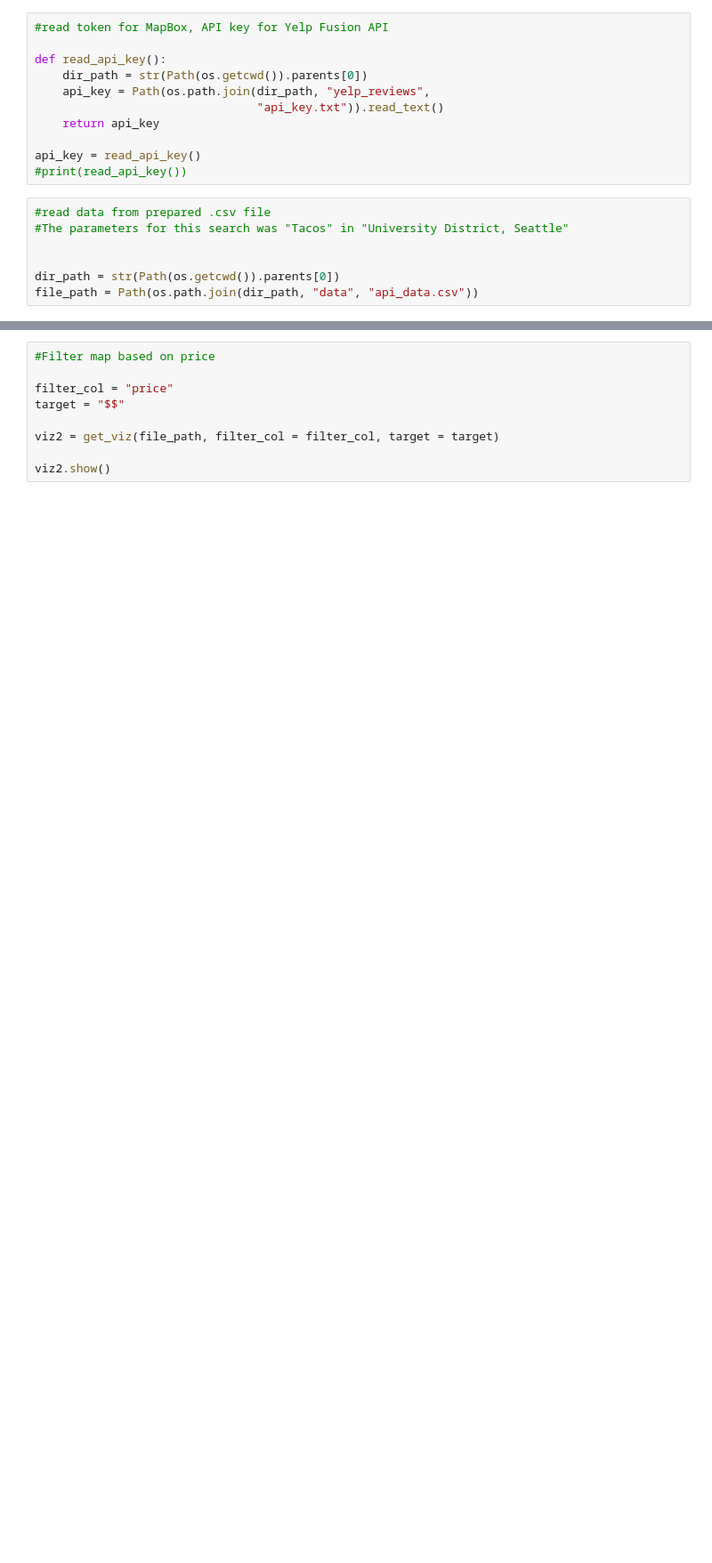
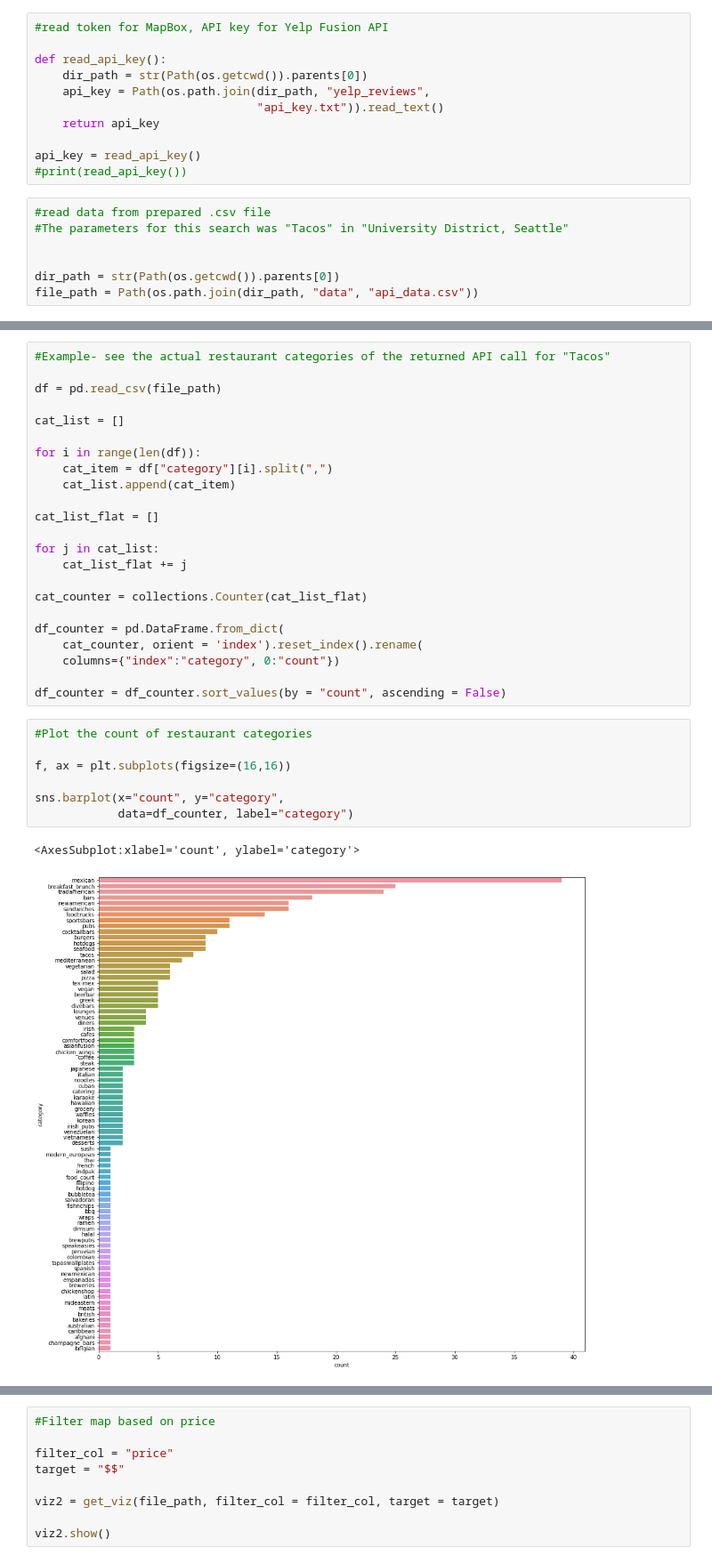
Before and after one commit to tommycqy/Yelp-Reviews, a Jupyter notebook: examples/mapbox_viz.ipynb, the cells around one changed output, grey strips where cells are left out. Shown at 89% size. Drawn from its saved outputs; the diff is of its cells as text; blank space fills up the shorter version.

Commit message:
updated nb, added count barplot

```diff
--- a/examples/mapbox_viz.ipynb
+++ b/examples/mapbox_viz.ipynb
@@ -84,0 +100,33 @@ viz.show()
+# %%
+#Example- see the actual restaurant categories of the returned API call for "Tacos"
+
+df = pd.read_csv(file_path)
+
+cat_list = []
+
+for i in range(len(df)):
+    cat_item = df["category"][i].split(",")
+    cat_list.append(cat_item)
+
+cat_list_flat = []
+
+for j in cat_list:
+    cat_list_flat += j
+
+cat_counter = collections.Counter(cat_list_flat)
+
+df_counter = pd.DataFrame.from_dict(
+    cat_counter, orient = 'index').reset_index().rename(
+    columns={"index":"category", 0:"count"})
+
+df_counter = df_counter.sort_values(by = "count", ascending = False)
+# %%
+#Plot the count of restaurant categories
+
+f, ax = plt.subplots(figsize=(16,16))
+
+sns.barplot(x="count", y="category",
+            data=df_counter, label="category")
+# %% [output]
+<AxesSubplot:xlabel='count', ylabel='category'>
+[figure, added]
```
Also changed, not shown: parts of 25 cells of this notebook.
